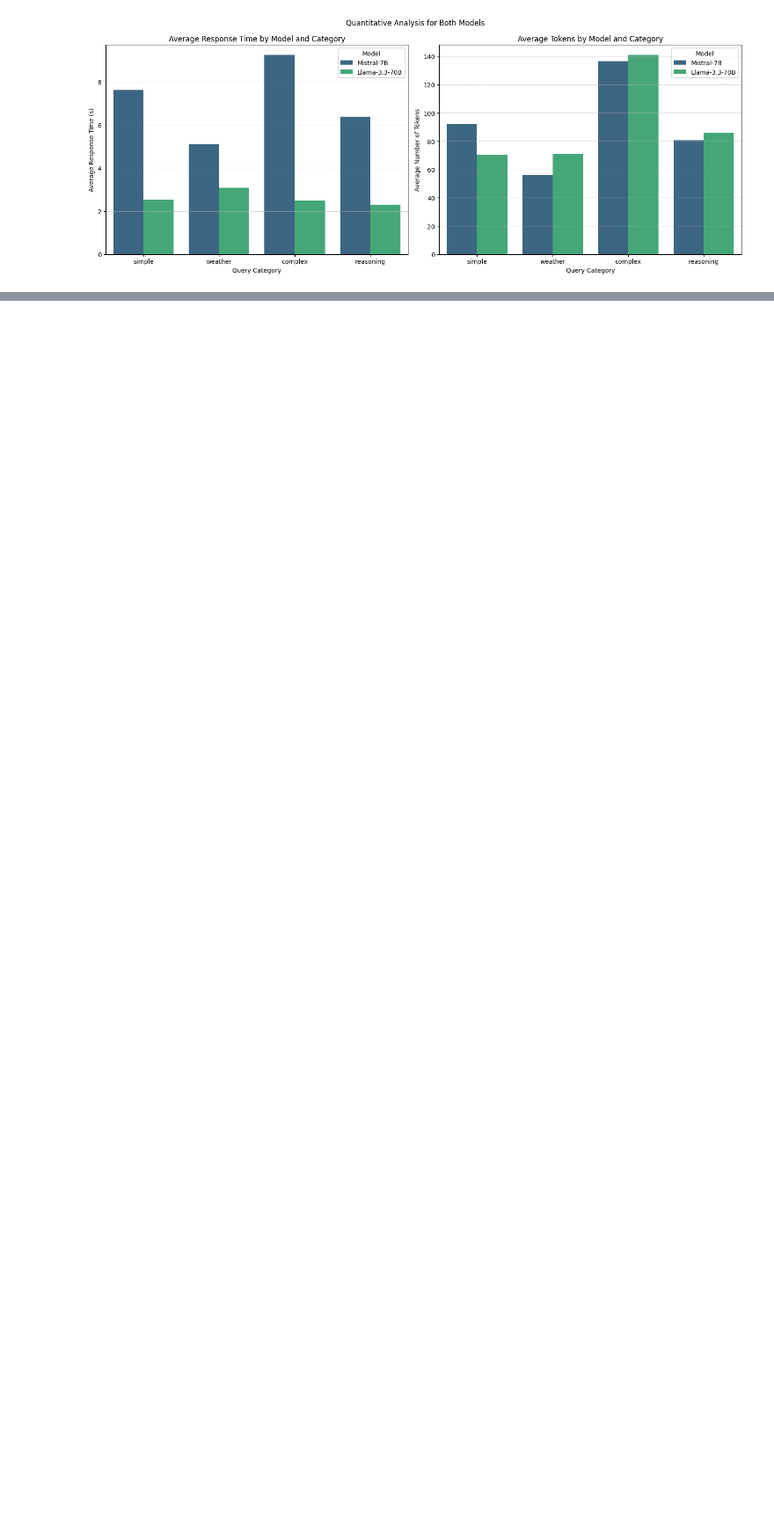
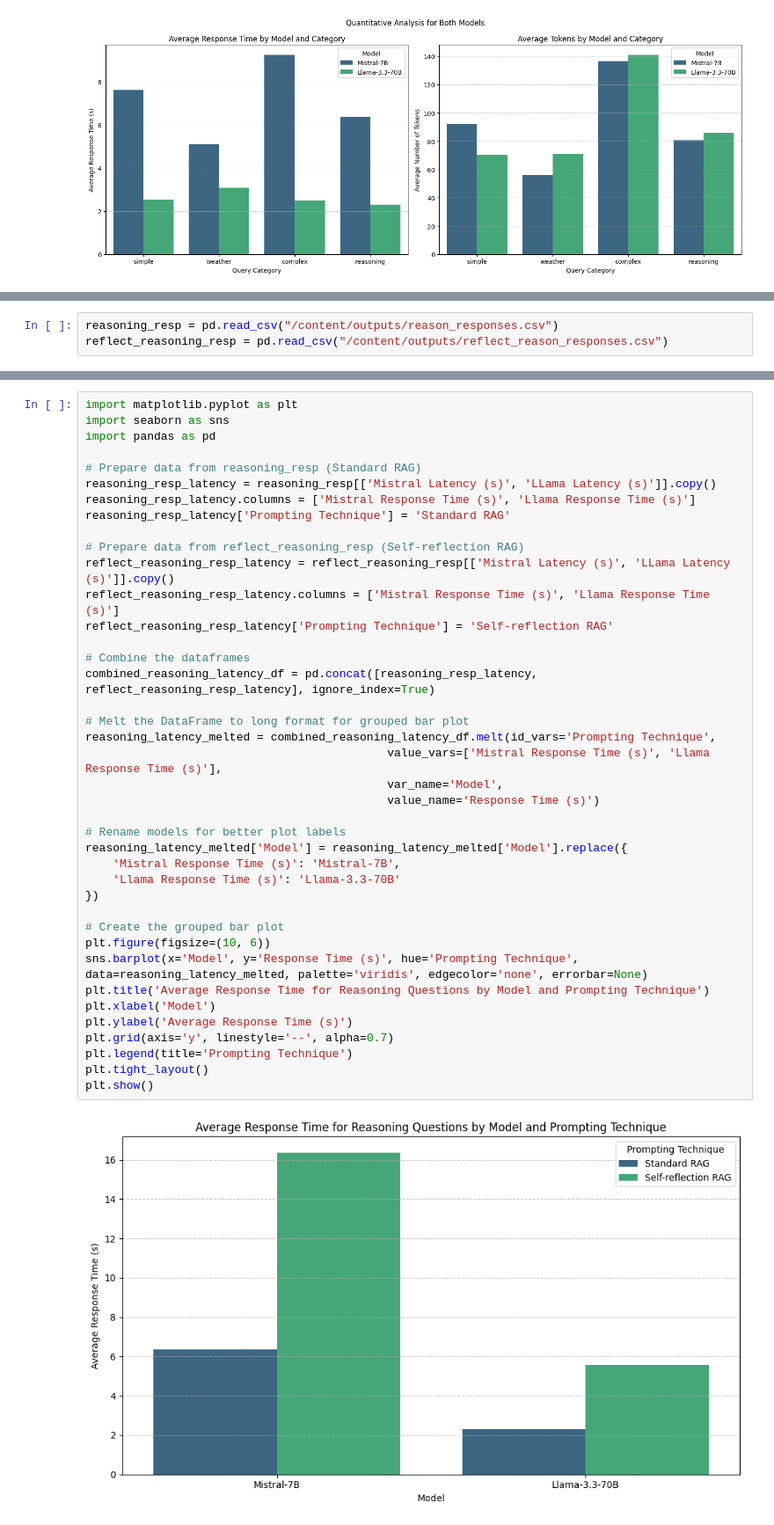
Before and after one commit to paulsoriiiano/cmpe-259-project, a Jupyter notebook: notebooks/parks_virtual_assistant.ipynb, the cells around one changed output, grey strips where cells are left out. Shown: that part at 88% size. Cells and saved outputs as stored; diff of their text form; blank space fills up the shorter version.

```diff
--- a/notebooks/parks_virtual_assistant.ipynb
+++ b/notebooks/parks_virtual_assistant.ipynb
@@ -964,0 +1099,3 @@ plt.show()
+# %%
+reasoning_resp = pd.read_csv("/content/outputs/reason_responses.csv")
+reflect_reasoning_resp = pd.read_csv("/content/outputs/reflect_reason_responses.csv")
@@ -964,0 +1120,42 @@ plt.show()
+# %%
+import matplotlib.pyplot as plt
+import seaborn as sns
+import pandas as pd
+
+# Prepare data from reasoning_resp (Standard RAG)
+reasoning_resp_latency = reasoning_resp[['Mistral Latency (s)', 'LLama Latency (s)']].copy()
+reasoning_resp_latency.columns = ['Mistral Response Time (s)', 'Llama Response Time (s)']
+reasoning_resp_latency['Prompting Technique'] = 'Standard RAG'
+
+# Prepare data from reflect_reasoning_resp (Self-reflection RAG)
+reflect_reasoning_resp_latency = reflect_reasoning_resp[['Mistral Latency (s)', 'LLama Latency (s)']].copy()
+reflect_reasoning_resp_latency.columns = ['Mistral Response Time (s)', 'Llama Response Time (s)']
+reflect_reasoning_resp_latency['Prompting Technique'] = 'Self-reflection RAG'
+
+# Combine the dataframes
+combined_reasoning_latency_df = pd.concat([reasoning_resp_latency, reflect_reasoning_resp_latency], ignore_index=True)
+
+# Melt the DataFrame to long format for grouped bar plot
+reasoning_latency_melted = combined_reasoning_latency_df.melt(id_vars='Prompting Technique',
+                                            value_vars=['Mistral Response Time (s)', 'Llama Response Time (s)'],
+                                            var_name='Model',
+                                            value_name='Response Time (s)')
+
+# Rename models for better plot labels
+reasoning_latency_melted['Model'] = reasoning_latency_melted['Model'].replace({
+    'Mistral Response Time (s)': 'Mistral-7B',
+    'Llama Response Time (s)': 'Llama-3.3-70B'
+})
+
+# Create the grouped bar plot
+plt.figure(figsize=(10, 6))
+sns.barplot(x='Model', y='Response Time (s)', hue='Prompting Technique', data=reasoning_latency_melted, palette='viridis', edgecolor='none', errorbar=None)
+plt.title('Average Response Time for Reasoning Questions by Model and Prompting Technique')
+plt.xlabel('Model')
+plt.ylabel('Average Response Time (s)')
+plt.grid(axis='y', linestyle='--', alpha=0.7)
+plt.legend(title='Prompting Technique')
+plt.tight_layout()
+plt.show()
+# %% [output]
+[figure, added]
```
Also changed, not shown: parts of 20 cells of this notebook.
